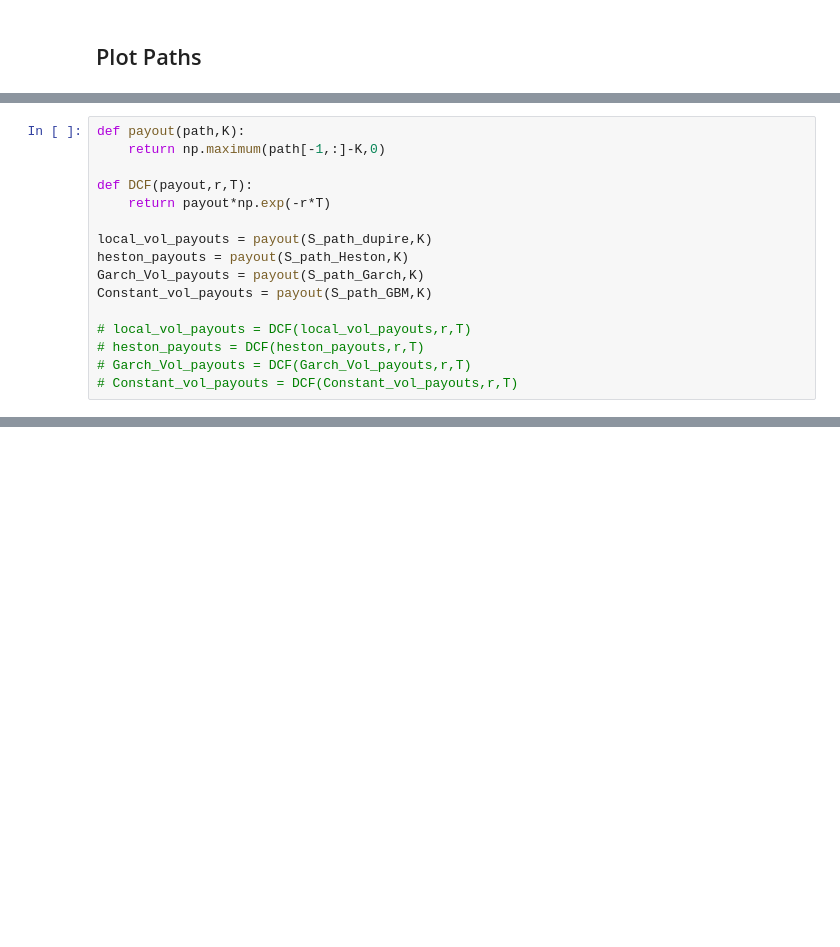
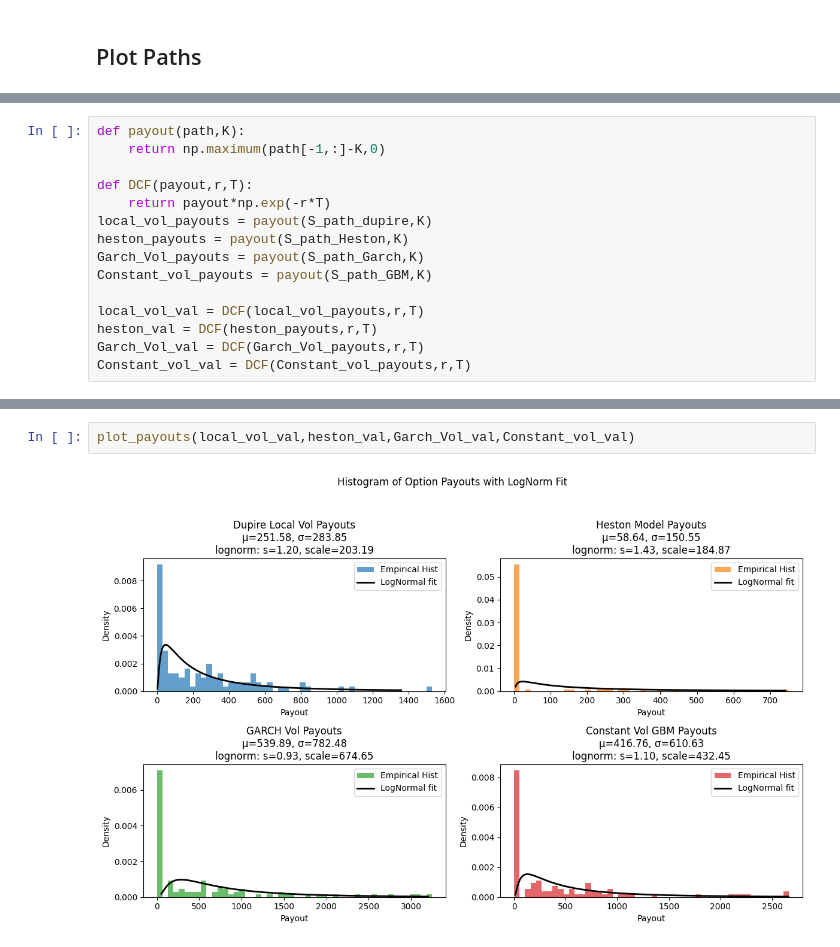
Before and after one commit to StevenYang23/MonteCarloOptionPricing, a Jupyter notebook: main.ipynb, the cells around one changed output, grey strips where cells are left out. Drawn from its saved outputs; the diff is of its cells as text; blank space fills up the shorter version.

```diff
--- a/main.ipynb
+++ b/main.ipynb
@@ -158,16 +162,15 @@ def payout(path,K):
 
 def DCF(payout,r,T):
     return payout*np.exp(-r*T)
-
 local_vol_payouts = payout(S_path_dupire,K)
 heston_payouts = payout(S_path_Heston,K)
 Garch_Vol_payouts = payout(S_path_Garch,K)
 Constant_vol_payouts = payout(S_path_GBM,K)
 
-# local_vol_payouts = DCF(local_vol_payouts,r,T)
-# heston_payouts = DCF(heston_payouts,r,T)
-# Garch_Vol_payouts = DCF(Garch_Vol_payouts,r,T)
-# Constant_vol_payouts = DCF(Constant_vol_payouts,r,T)
+local_vol_val = DCF(local_vol_payouts,r,T)
+heston_val = DCF(heston_payouts,r,T)
+Garch_Vol_val = DCF(Garch_Vol_payouts,r,T)
+Constant_vol_val = DCF(Constant_vol_payouts,r,T)
 # %%
 plot_payouts(local_vol_payouts,heston_payouts,Garch_Vol_payouts,Constant_vol_payouts)
 # %% [output]
@@ -174,0 +178,4 @@ plot_payouts(local_vol_payouts,heston_payouts,Garch_Vol_payouts,Constant_vol_pay
+# %%
+plot_payouts(local_vol_val,heston_val,Garch_Vol_val,Constant_vol_val)
+# %% [output]
+[figure, added]
```
Also changed, not shown: parts of 16 cells of this notebook, 3 other files.
